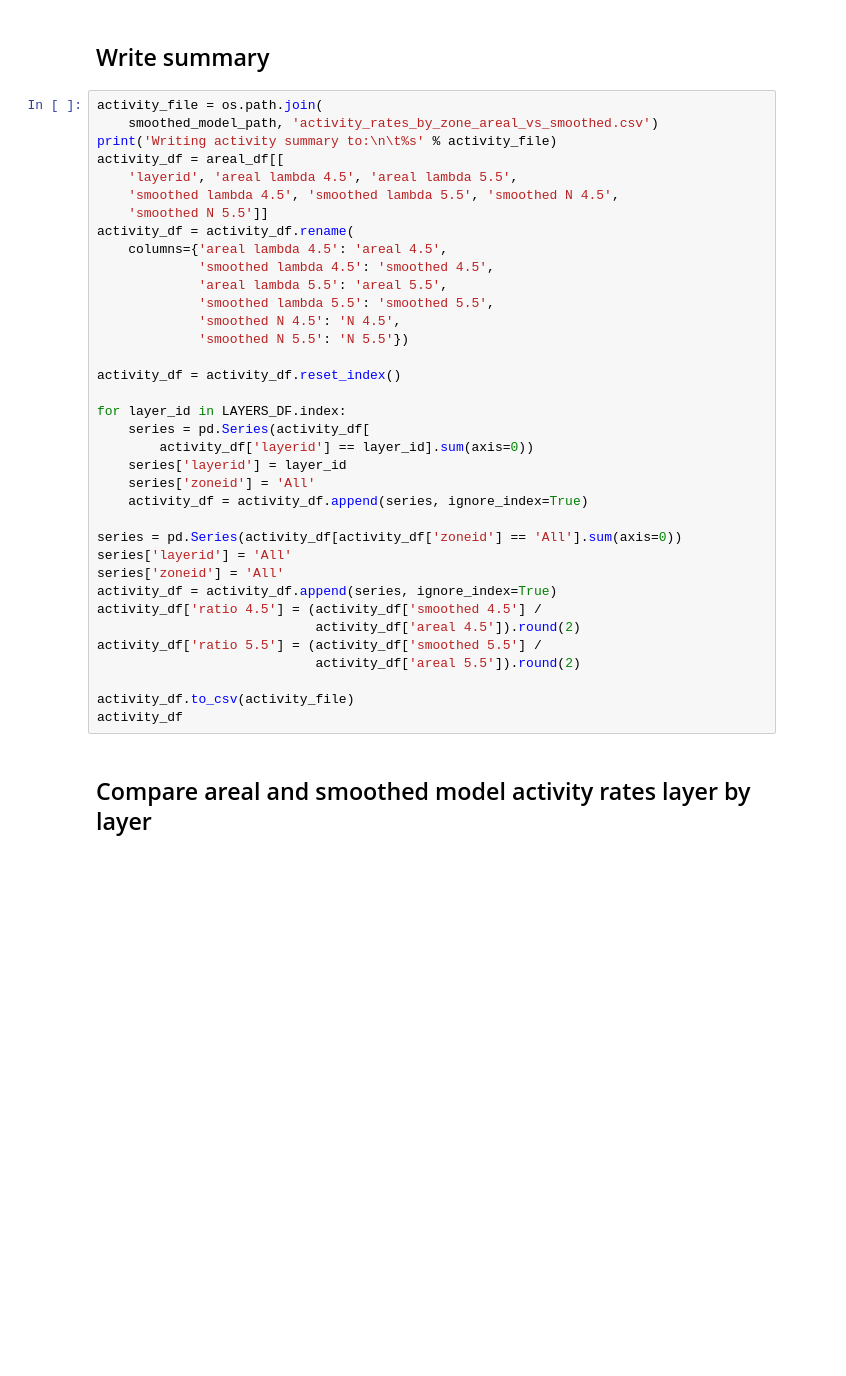
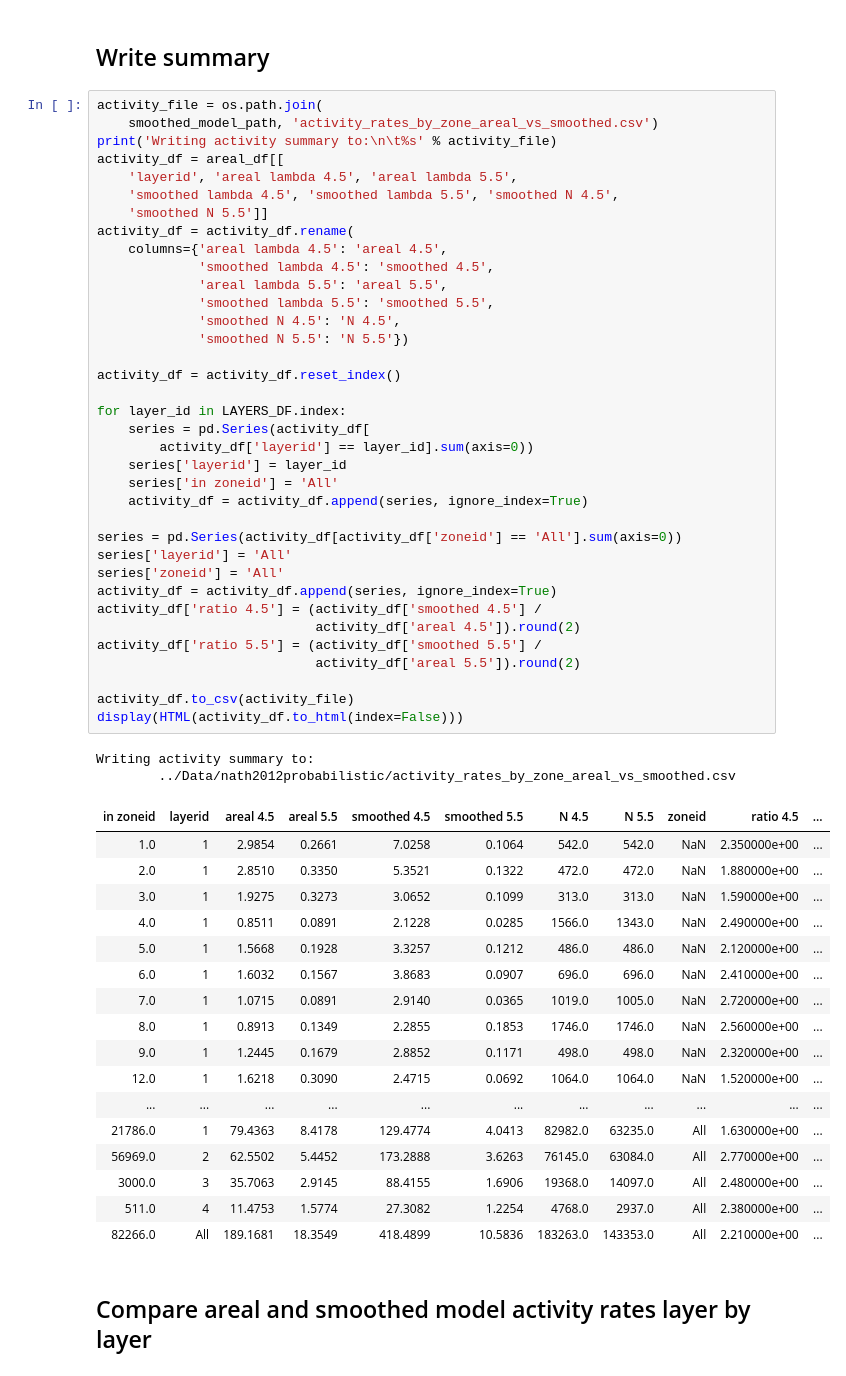
Before and after one commit to nackerley/indian-subcontinent-psha, a Jupyter notebook: Source Models/smoothed_source_models_nt2012.ipynb, the cells around one changed output. Cells and saved outputs as stored; diff of their text form; blank space fills up the shorter version.

```diff
--- a/Source Models/smoothed_source_models_nt2012.ipynb
+++ b/Source Models/smoothed_source_models_nt2012.ipynb
@@ -231,35 +244,55 @@ print('Writing activity summary to:\n\t%s' % activity_file)
 activity_df = areal_df[[
     'layerid', 'areal lambda 4.5', 'areal lambda 5.5',
     'smoothed lambda 4.5', 'smoothed lambda 5.5', 'smoothed N 4.5',
     'smoothed N 5.5']]
 activity_df = activity_df.rename(
     columns={'areal lambda 4.5': 'areal 4.5',
              'smoothed lambda 4.5': 'smoothed 4.5',
              'areal lambda 5.5': 'areal 5.5',
              'smoothed lambda 5.5': 'smoothed 5.5',
              'smoothed N 4.5': 'N 4.5',
              'smoothed N 5.5': 'N 5.5'})
 
 activity_df = activity_df.reset_index()
 
 for layer_id in LAYERS_DF.index:
     series = pd.Series(activity_df[
         activity_df['layerid'] == layer_id].sum(axis=0))
     series['layerid'] = layer_id
-    series['zoneid'] = 'All'
+    series['in zoneid'] = 'All'
     activity_df = activity_df.append(series, ignore_index=True)
 
 series = pd.Series(activity_df[activity_df['zoneid'] == 'All'].sum(axis=0))
 series['layerid'] = 'All'
 series['zoneid'] = 'All'
 activity_df = activity_df.append(series, ignore_index=True)
 activity_df['ratio 4.5'] = (activity_df['smoothed 4.5'] /
                             activity_df['areal 4.5']).round(2)
 activity_df['ratio 5.5'] = (activity_df['smoothed 5.5'] /
                             activity_df['areal 5.5']).round(2)
 
 activity_df.to_csv(activity_file)
-activity_df
+display(HTML(activity_df.to_html(index=False)))
+# %% [output]
+Writing activity summary to:
+        ../Data/nath2012probabilistic/activity_rates_by_zone_areal_vs_smoothed.csv
+| in zoneid | layerid | areal 4.5 | areal 5.5 | smoothed 4.5 | smoothed 5.5 | N 4.5 | N 5.5 | zoneid | ratio 4.5 | ... |
+| 1.0 | 1 | 2.9854 | 0.2661 | 7.0258 | 0.1064 | 542.0 | 542.0 | NaN | 2.350000e+00 | ... |
+| 2.0 | 1 | 2.8510 | 0.3350 | 5.3521 | 0.1322 | 472.0 | 472.0 | NaN | 1.880000e+00 | ... |
+| 3.0 | 1 | 1.9275 | 0.3273 | 3.0652 | 0.1099 | 313.0 | 313.0 | NaN | 1.590000e+00 | ... |
+| 4.0 | 1 | 0.8511 | 0.0891 | 2.1228 | 0.0285 | 1566.0 | 1343.0 | NaN | 2.490000e+00 | ... |
+| 5.0 | 1 | 1.5668 | 0.1928 | 3.3257 | 0.1212 | 486.0 | 486.0 | NaN | 2.120000e+00 | ... |
+| 6.0 | 1 | 1.6032 | 0.1567 | 3.8683 | 0.0907 | 696.0 | 696.0 | NaN | 2.410000e+00 | ... |
+| 7.0 | 1 | 1.0715 | 0.0891 | 2.9140 | 0.0365 | 1019.0 | 1005.0 | NaN | 2.720000e+00 | ... |
+| 8.0 | 1 | 0.8913 | 0.1349 | 2.2855 | 0.1853 | 1746.0 | 1746.0 | NaN | 2.560000e+00 | ... |
+| 9.0 | 1 | 1.2445 | 0.1679 | 2.8852 | 0.1171 | 498.0 | 498.0 | NaN | 2.320000e+00 | ... |
+| 12.0 | 1 | 1.6218 | 0.3090 | 2.4715 | 0.0692 | 1064.0 | 1064.0 | NaN | 1.520000e+00 | ... |
+| ... | ... | ... | ... | ... | ... | ... | ... | ... | ... | ... |
+| 21786.0 | 1 | 79.4363 | 8.4178 | 129.4774 | 4.0413 | 82982.0 | 63235.0 | All | 1.630000e+00 | ... |
+| 56969.0 | 2 | 62.5502 | 5.4452 | 173.2888 | 3.6263 | 76145.0 | 63084.0 | All | 2.770000e+00 | ... |
+| 3000.0 | 3 | 35.7063 | 2.9145 | 88.4155 | 1.6906 | 19368.0 | 14097.0 | All | 2.480000e+00 | ... |
+| 511.0 | 4 | 11.4753 | 1.5774 | 27.3082 | 1.2254 | 4768.0 | 2937.0 | All | 2.380000e+00 | ... |
+| 82266.0 | All | 189.1681 | 18.3549 | 418.4899 | 10.5836 | 183263.0 | 143353.0 | All | 2.210000e+00 | ... |
 # %% [markdown]
 ## Compare areal and smoothed model activity rates layer by layer
 # %%
```
Also changed, not shown: parts of 4 cells of this notebook, 1 other file.
